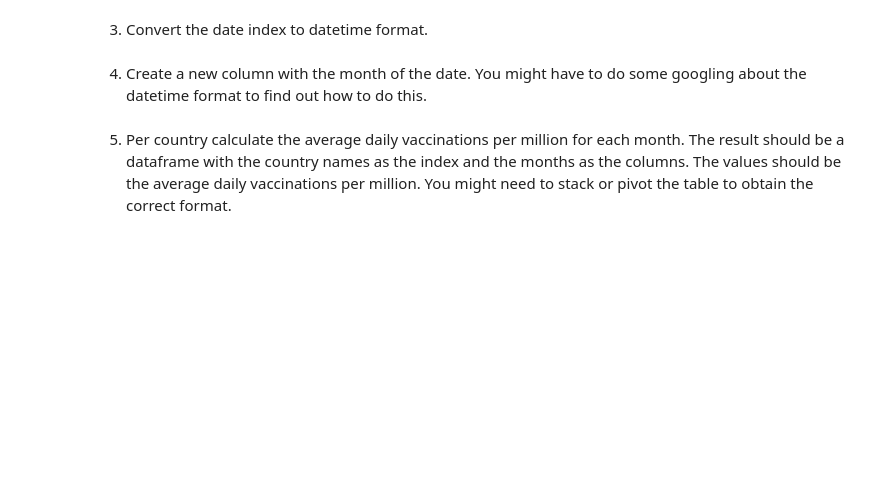
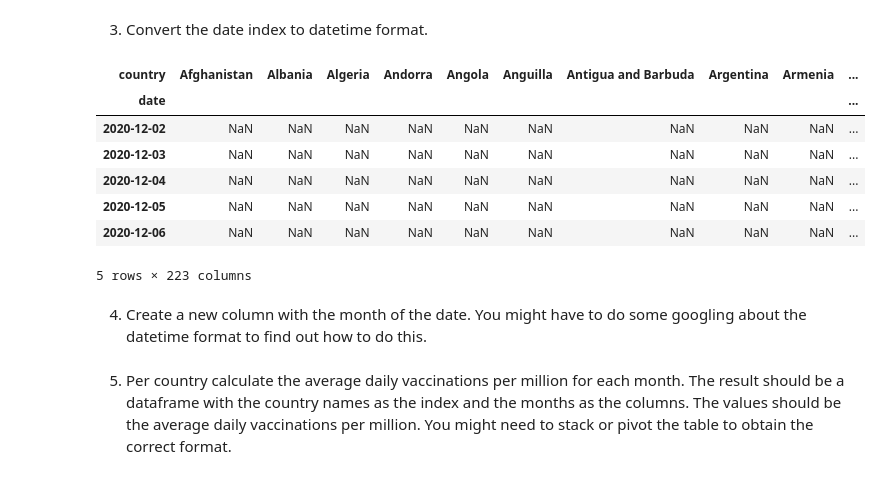
Before and after one commit to fenyx-it-academy/Class8-DataManipulation-Week20, a Jupyter notebook: assignment3.ipynb, the cells around one changed output. Cells and saved outputs as stored; diff of their text form; code cells hidden in the pictures; blank space fills up the shorter version.

```diff
--- a/assignment3.ipynb
+++ b/assignment3.ipynb
@@ -28,5 +78,16 @@ df = pd.read_csv("/path/to/country_vaccinations.csv")
 3. Convert the date index to datetime format.
 # %%
 # YOUR CODE HERE
+pivot_df.index = pd.to_datetime(pivot_df.index)
+pivot_df.head()
+# %% [output]
+| country | Afghanistan | Albania | Algeria | Andorra | Angola | Anguilla | Antigua and Barbuda | Argentina | Armenia | ... |
+| date |  |  |  |  |  |  |  |  |  | ... |
+| 2020-12-02 | NaN | NaN | NaN | NaN | NaN | NaN | NaN | NaN | NaN | ... |
+| 2020-12-03 | NaN | NaN | NaN | NaN | NaN | NaN | NaN | NaN | NaN | ... |
+| 2020-12-04 | NaN | NaN | NaN | NaN | NaN | NaN | NaN | NaN | NaN | ... |
+| 2020-12-05 | NaN | NaN | NaN | NaN | NaN | NaN | NaN | NaN | NaN | ... |
+| 2020-12-06 | NaN | NaN | NaN | NaN | NaN | NaN | NaN | NaN | NaN | ... |
+5 rows × 223 columns
 # %% [markdown]
 4. Create a new column with the month of the date. You might have to do some googling about the datetime format to find out how to do this.
```
Also changed, not shown: parts of 15 cells of this notebook, 1 other file.
